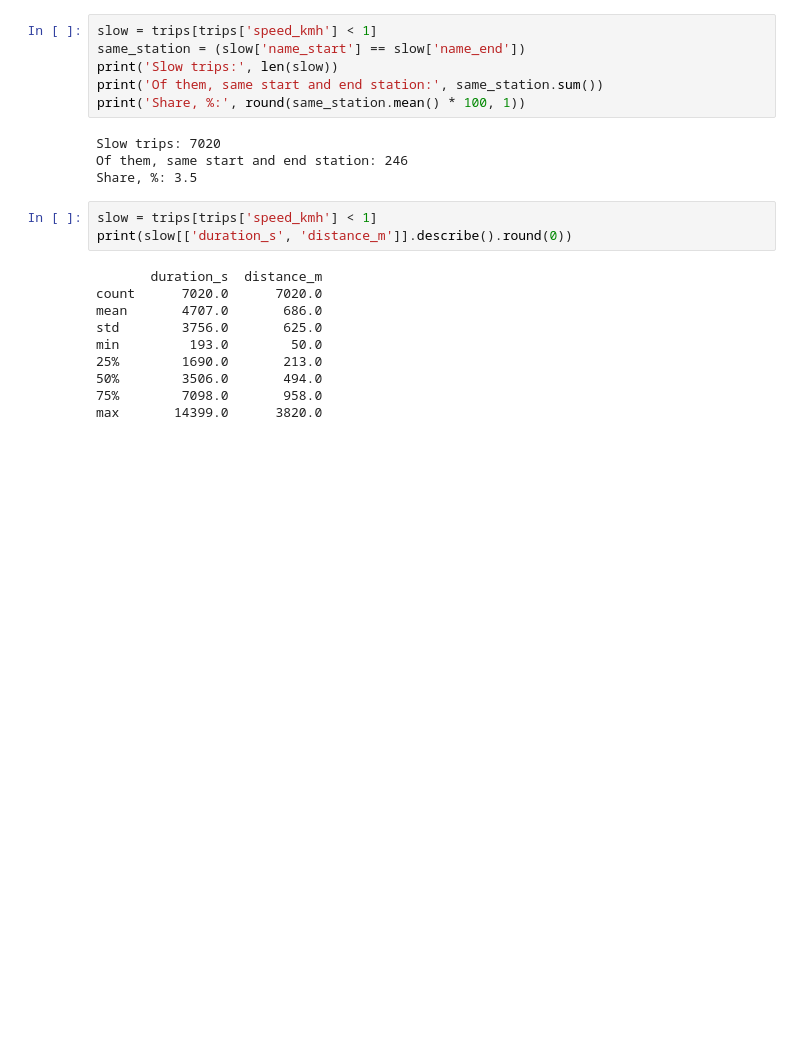
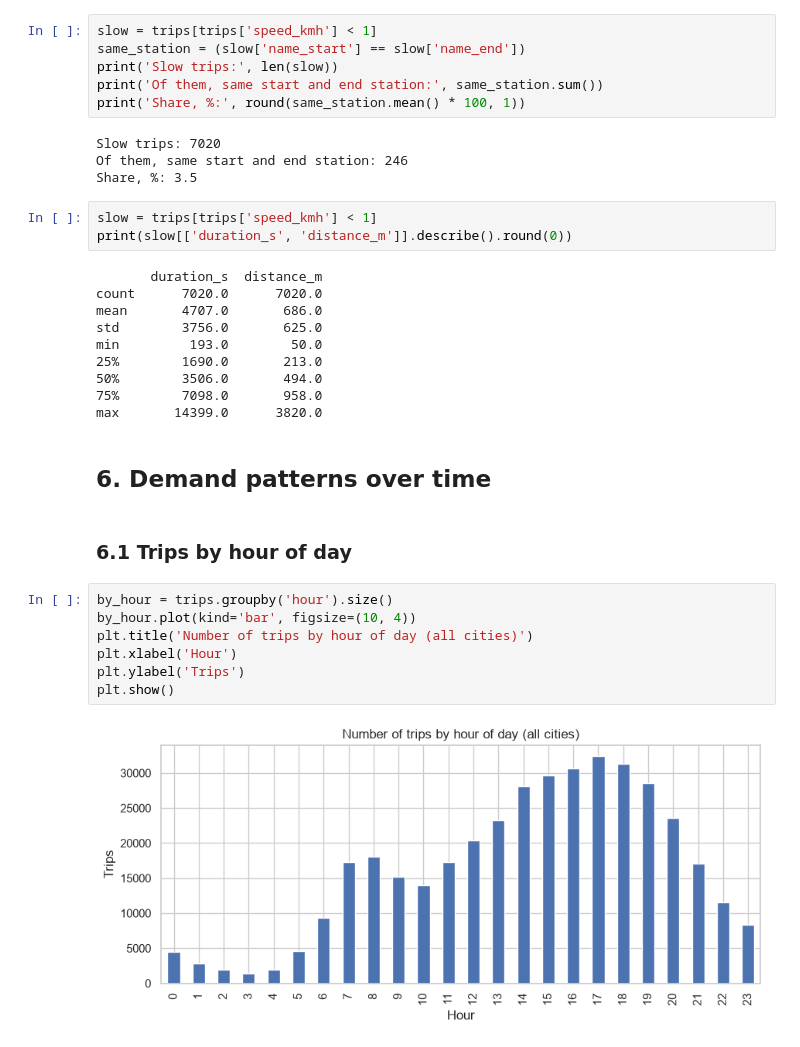
Before and after one commit to NatalyaKim21/bikeflow, a Jupyter notebook: notebooks/01_eda.ipynb, the cells around one changed output. Cells and saved outputs as stored; diff of their text form; blank space fills up the shorter version.

Commit message:
EDA: demand patterns by hour, weekday vs weekend, day of week

```diff
--- a/notebooks/01_eda.ipynb
+++ b/notebooks/01_eda.ipynb
@@ -232,3 +231,16 @@ min         193.0        50.0
 50%        3506.0       494.0
 75%        7098.0       958.0
 max       14399.0      3820.0
+# %% [markdown]
+## 6. Demand patterns over time
+# %% [markdown]
+### 6.1 Trips by hour of day
+# %%
+by_hour = trips.groupby('hour').size()
+by_hour.plot(kind='bar', figsize=(10, 4))
+plt.title('Number of trips by hour of day (all cities)')
+plt.xlabel('Hour')
+plt.ylabel('Trips')
+plt.show()
+# %% [output]
+[figure, added]
```
Also changed, not shown: parts of 5 cells of this notebook.
